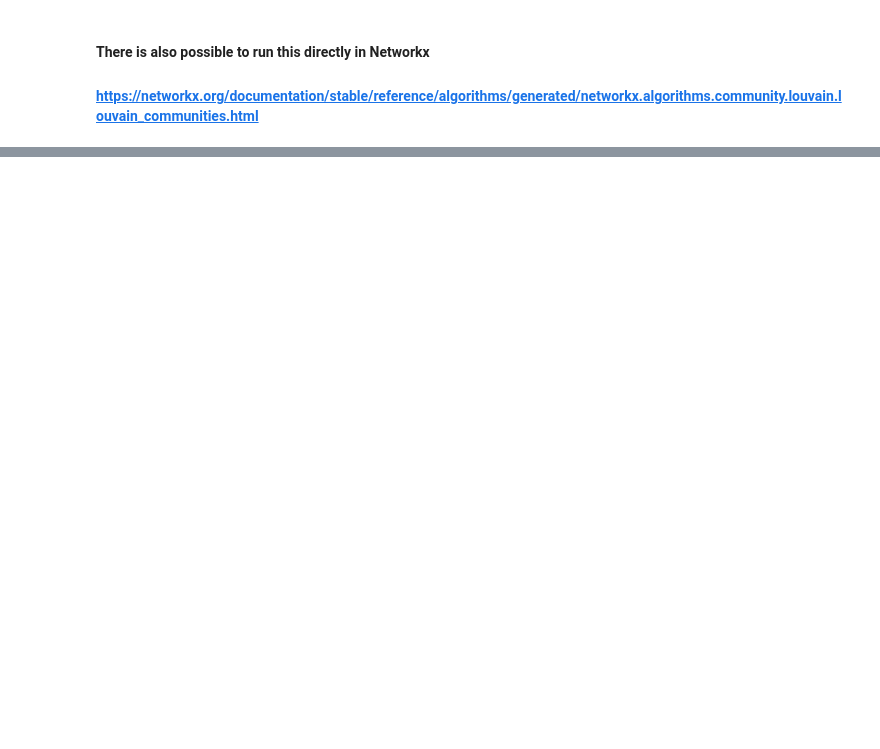
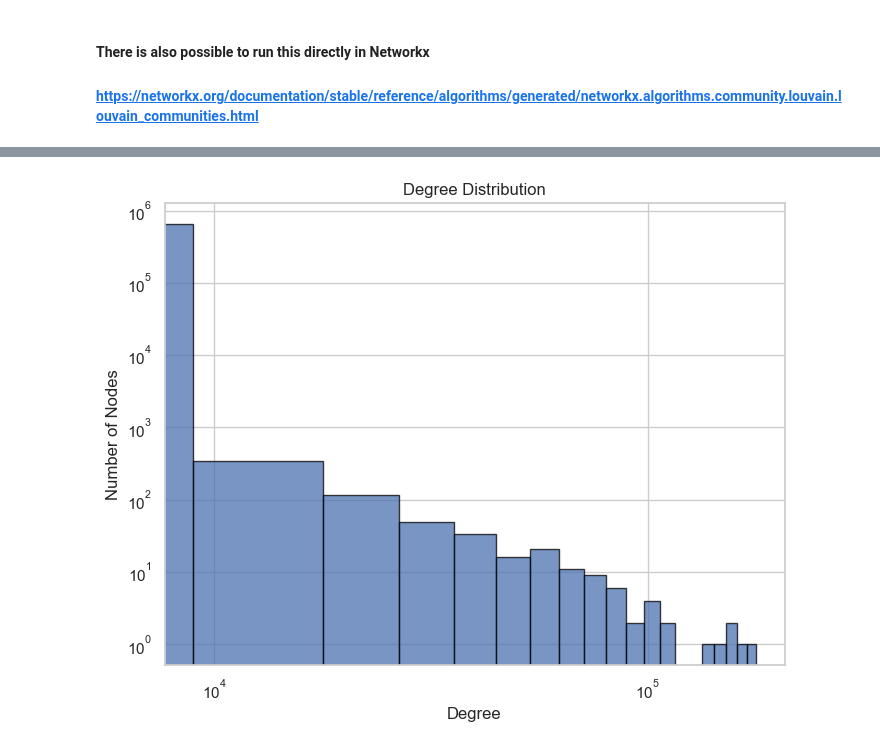
Before and after one commit to samirmehd1yev/friendfeed_project, a Jupyter notebook: 4. community_detection.ipynb, the cells around one changed output, grey strips where cells are left out. Saved outputs shown, nothing was run; the diff lists cells and outputs as text; code cells hidden in the pictures; blank space fills up the shorter version.

```diff
--- a/4. community_detection.ipynb
+++ b/4. community_detection.ipynb
@@ -714,0 +795,26 @@ Number of communities with memebers between 2000 and 5000 is: 4
+# %%
+import matplotlib.pyplot as plt
+import networkx as nx
+
+# Create a degree dictionary: key=node, value=degree
+degree_dict = dict(G.degree())
+
+# Get the degree values
+degrees = list(degree_dict.values())
+
+# Create a histogram of the degree distribution
+plt.figure(figsize=(8, 6))
+plt.hist(degrees, bins=20, alpha=0.75, color='b', edgecolor='black')
+
+# Add labels and title
+plt.title('Degree Distribution')
+plt.xlabel('Degree')
+plt.ylabel('Number of Nodes')
+plt.xscale('log')  # Optional: use logarithmic scale for better visualization
+plt.yscale('log')  # Optional: use logarithmic scale for better visualization
+plt.grid(True)
+
+# Show the plot
+plt.show()
+# %% [output]
+[figure, added]
```
Also changed, not shown: parts of 43 cells of this notebook, 1 other file.
